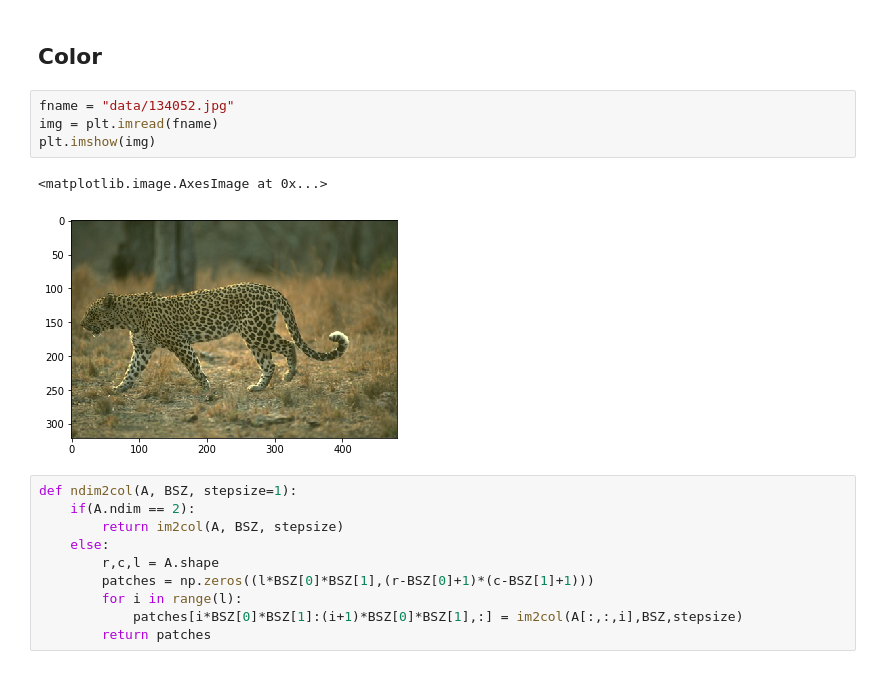
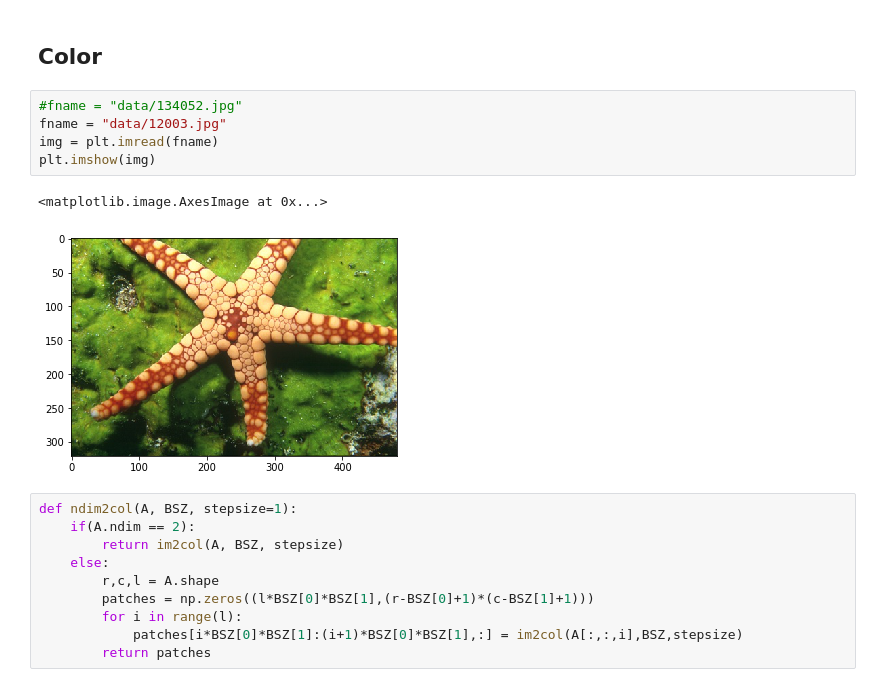
Before and after one commit to Charlottetheis/AIA, a Jupyter notebook: Jacob.ipynb, the cells around one changed output. Saved outputs shown, nothing was run; the diff lists cells and outputs as text.

```diff
--- a/Jacob.ipynb
+++ b/Jacob.ipynb
@@ -539,12 +545,13 @@ def create_prob_image(img, mask, filter_size=10, return_inside=False):
 # %% [markdown]
 ## Color
 # %%
-fname = "data/134052.jpg"
+#fname = "data/134052.jpg"
+fname = "data/12003.jpg"
 img = plt.imread(fname)
 plt.imshow(img)
 # %% [output]
 <matplotlib.image.AxesImage at 0x...>
-[figure, old version]
+[figure, new version]
 # %%
 def ndim2col(A, BSZ, stepsize=1):
     if(A.ndim == 2):
```
Also changed, not shown: parts of 8 cells of this notebook.
